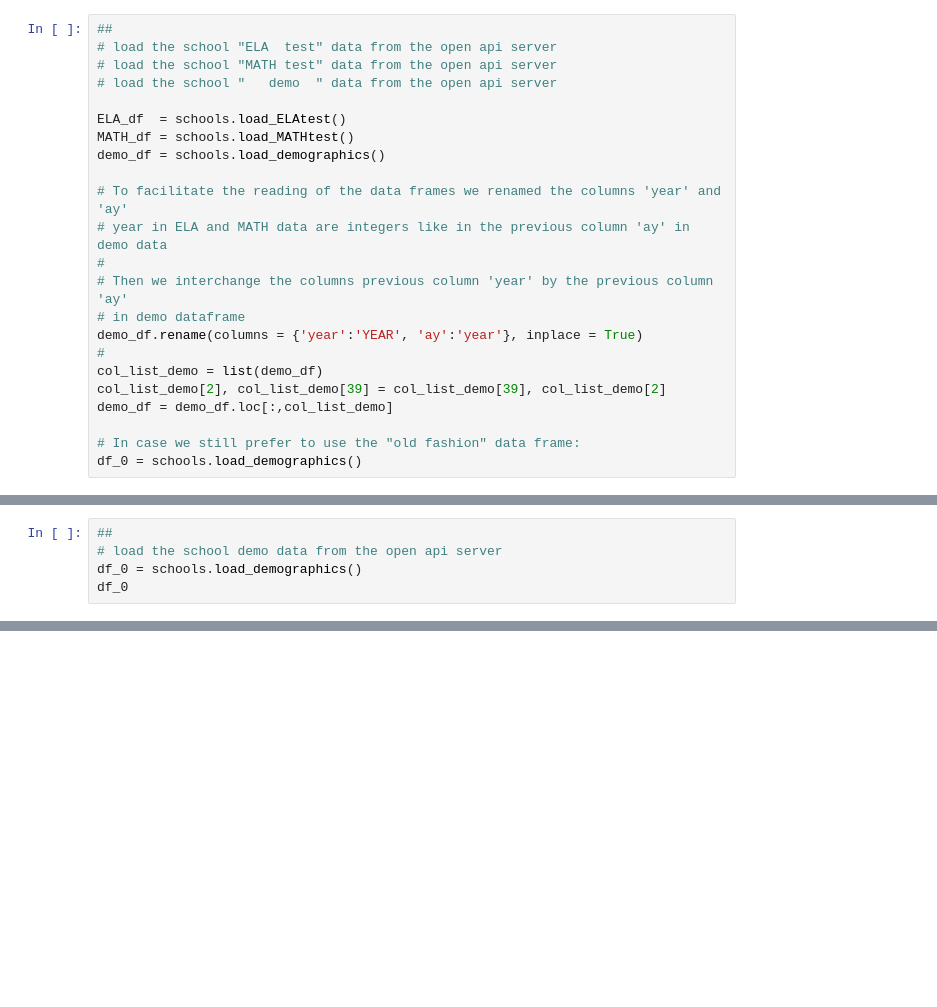
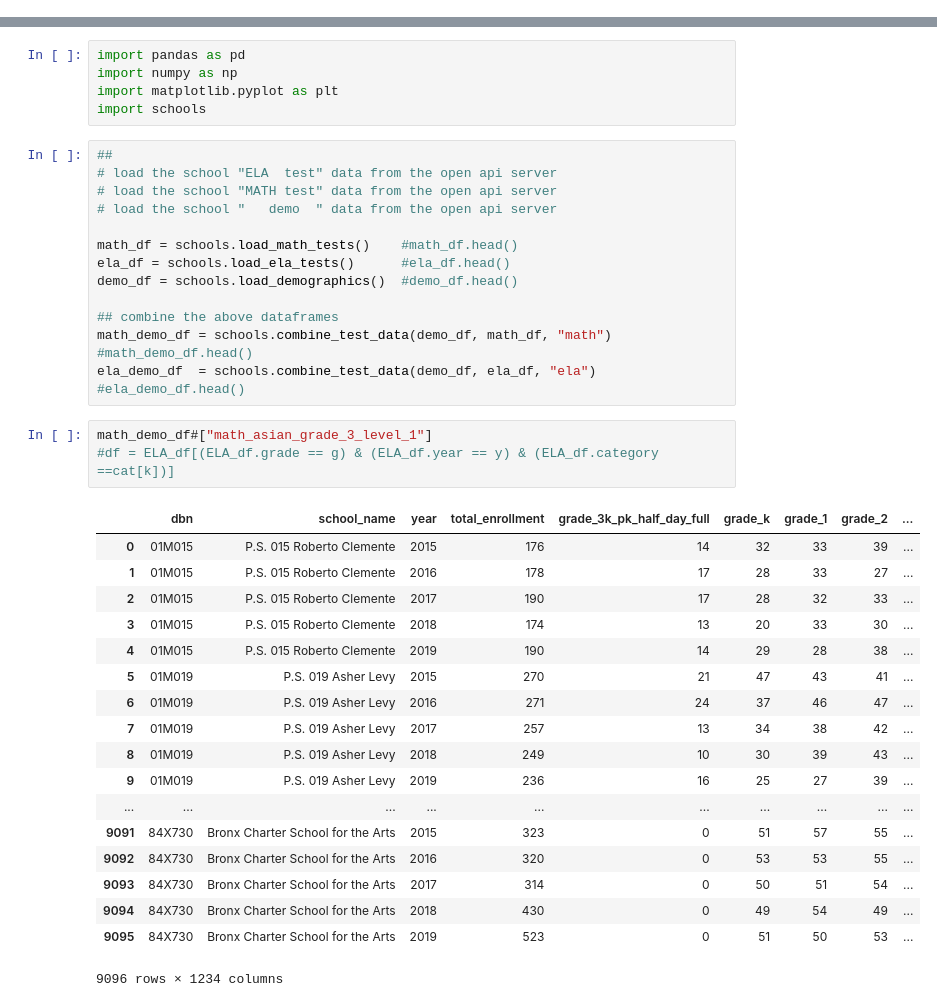
Before and after one commit to mcuringa/data-conversations, a Jupyter notebook: notebooks/ELA:MATH:DEMO.ipynb, the cells around one changed output, grey strips where cells are left out. Saved outputs shown, nothing was run; the diff lists cells and outputs as text; blank space fills up the shorter version.

Commit message:
updated percent cleaning, notebooks for combining and exporting test score data

```diff
--- a/notebooks/ELA:MATH:DEMO.ipynb
+++ b/notebooks/ELA:MATH:DEMO.ipynb
@@ -6,23 +0,0 @@ import schools
-# %%
-##
-# load the school "ELA  test" data from the open api server
-# load the school "MATH test" data from the open api server
-# load the school "   demo  " data from the open api server
-
-ELA_df  = schools.load_ELAtest()
-MATH_df = schools.load_MATHtest()
-demo_df = schools.load_demographics()
-
-# To facilitate the reading of the data frames we renamed the columns 'year' and 'ay'
-# year in ELA and MATH data are integers like in the previous column 'ay' in demo data
-#
-# Then we interchange the columns previous column 'year' by the previous column 'ay'
-# in demo dataframe
-demo_df.rename(columns = {'year':'YEAR', 'ay':'year'}, inplace = True)
-#
-col_list_demo = list(demo_df)
-col_list_demo[2], col_list_demo[39] = col_list_demo[39], col_list_demo[2]
-demo_df = demo_df.loc[:,col_list_demo]
-
-# In case we still prefer to use the "old fashion" data frame:
-df_0 = schools.load_demographics()
@@ -194,5 +0,0 @@ Below follows old things....
-# %%
-##
-# load the school demo data from the open api server
-df_0 = schools.load_demographics()
-df_0
@@ -621,0 +1,40 @@ Pearson_1819
+# %%
+import pandas as pd
+import numpy as np
+import matplotlib.pyplot as plt
+import schools
+# %%
+##
+# load the school "ELA  test" data from the open api server
+# load the school "MATH test" data from the open api server
+# load the school "   demo  " data from the open api server
+
+math_df = schools.load_math_tests()    #math_df.head()
+ela_df = schools.load_ela_tests()      #ela_df.head()
+demo_df = schools.load_demographics()  #demo_df.head()
+
+## combine the above dataframes
+math_demo_df = schools.combine_test_data(demo_df, math_df, "math") #math_demo_df.head()
+ela_demo_df  = schools.combine_test_data(demo_df, ela_df, "ela")   #ela_demo_df.head()
+# %%
+math_demo_df#["math_asian_grade_3_level_1"]
+#df = ELA_df[(ELA_df.grade == g) & (ELA_df.year == y) & (ELA_df.category ==cat[k])]
+# %% [output]
+|  | dbn | school_name | year | total_enrollment | grade_3k_pk_half_day_full | grade_k | grade_1 | grade_2 | ... |
+| 0 | 01M015 | P.S. 015 Roberto Clemente | 2015 | 176 | 14 | 32 | 33 | 39 | ... |
+| 1 | 01M015 | P.S. 015 Roberto Clemente | 2016 | 178 | 17 | 28 | 33 | 27 | ... |
+| 2 | 01M015 | P.S. 015 Roberto Clemente | 2017 | 190 | 17 | 28 | 32 | 33 | ... |
+| 3 | 01M015 | P.S. 015 Roberto Clemente | 2018 | 174 | 13 | 20 | 33 | 30 | ... |
+| 4 | 01M015 | P.S. 015 Roberto Clemente | 2019 | 190 | 14 | 29 | 28 | 38 | ... |
+| 5 | 01M019 | P.S. 019 Asher Levy | 2015 | 270 | 21 | 47 | 43 | 41 | ... |
+| 6 | 01M019 | P.S. 019 Asher Levy | 2016 | 271 | 24 | 37 | 46 | 47 | ... |
+| 7 | 01M019 | P.S. 019 Asher Levy | 2017 | 257 | 13 | 34 | 38 | 42 | ... |
+| 8 | 01M019 | P.S. 019 Asher Levy | 2018 | 249 | 10 | 30 | 39 | 43 | ... |
+| 9 | 01M019 | P.S. 019 Asher Levy | 2019 | 236 | 16 | 25 | 27 | 39 | ... |
+| ... | ... | ... | ... | ... | ... | ... | ... | ... | ... |
+| 9091 | 84X730 | Bronx Charter School for the Arts | 2015 | 323 | 0 | 51 | 57 | 55 | ... |
+| 9092 | 84X730 | Bronx Charter School for the Arts | 2016 | 320 | 0 | 53 | 53 | 55 | ... |
+| 9093 | 84X730 | Bronx Charter School for the Arts | 2017 | 314 | 0 | 50 | 51 | 54 | ... |
+| 9094 | 84X730 | Bronx Charter School for the Arts | 2018 | 430 | 0 | 49 | 54 | 49 | ... |
+| 9095 | 84X730 | Bronx Charter School for the Arts | 2019 | 523 | 0 | 51 | 50 | 53 | ... |
+9096 rows × 1234 columns
```
Also changed, not shown: parts of 38 cells of this notebook, 8 other files.
